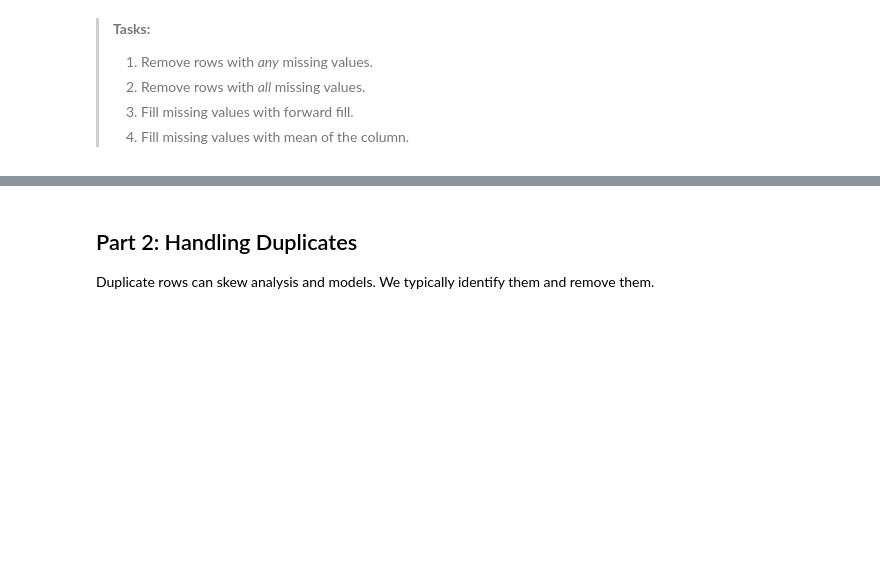
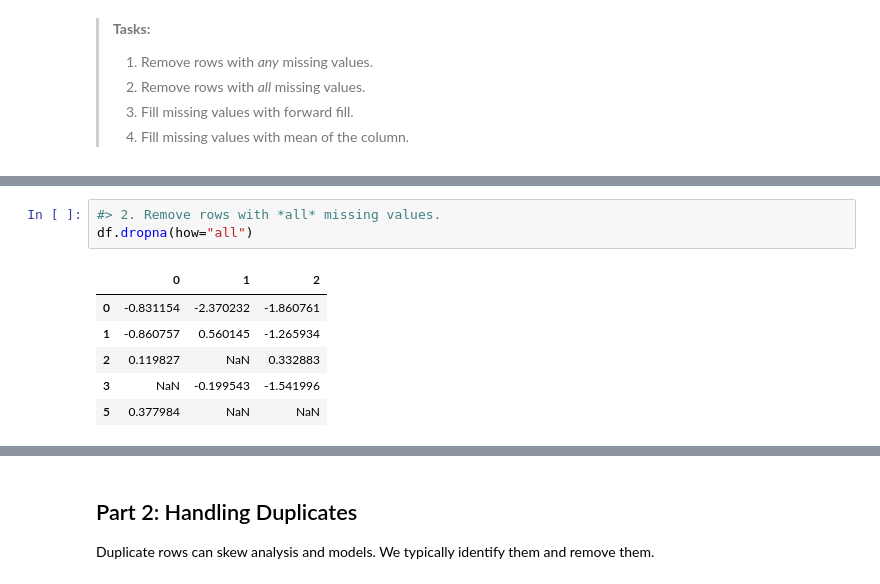
Before and after one commit to himike1973/6m-data-1.8-eda-basic, a Jupyter notebook: notebooks/eda_basic.ipynb, the cells around one changed output, grey strips where cells are left out. Cells and saved outputs as stored; diff of their text form; blank space fills up the shorter version.

```diff
--- a/notebooks/eda_basic.ipynb
+++ b/notebooks/eda_basic.ipynb
@@ -614,0 +622,10 @@ df
+# %%
+#> 2. Remove rows with *all* missing values.
+df.dropna(how="all")
+# %% [output]
+|  | 0 | 1 | 2 |
+| 0 | -0.831154 | -2.370232 | -1.860761 |
+| 1 | -0.860757 | 0.560145 | -1.265934 |
+| 2 | 0.119827 | NaN | 0.332883 |
+| 3 | NaN | -0.199543 | -1.541996 |
+| 5 | 0.377984 | NaN | NaN |
```
Also changed, not shown: parts of 27 cells of this notebook.
